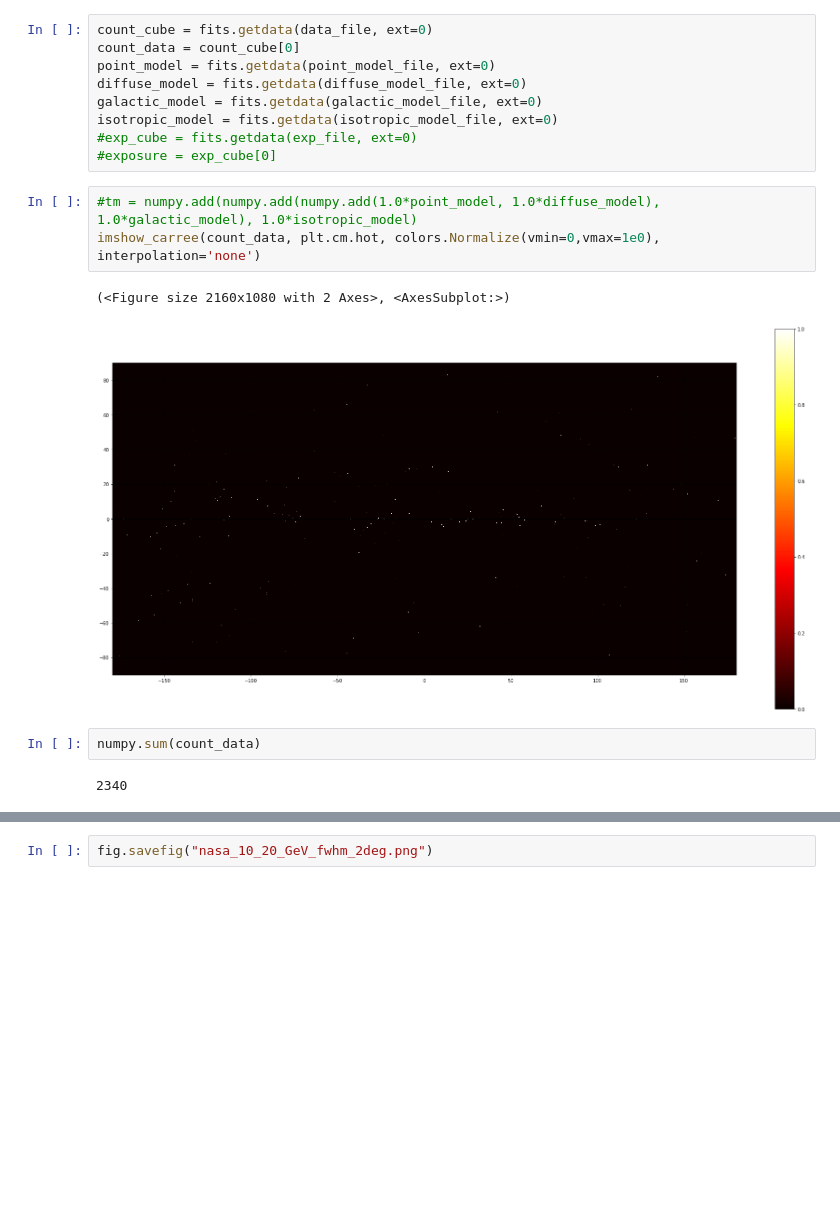
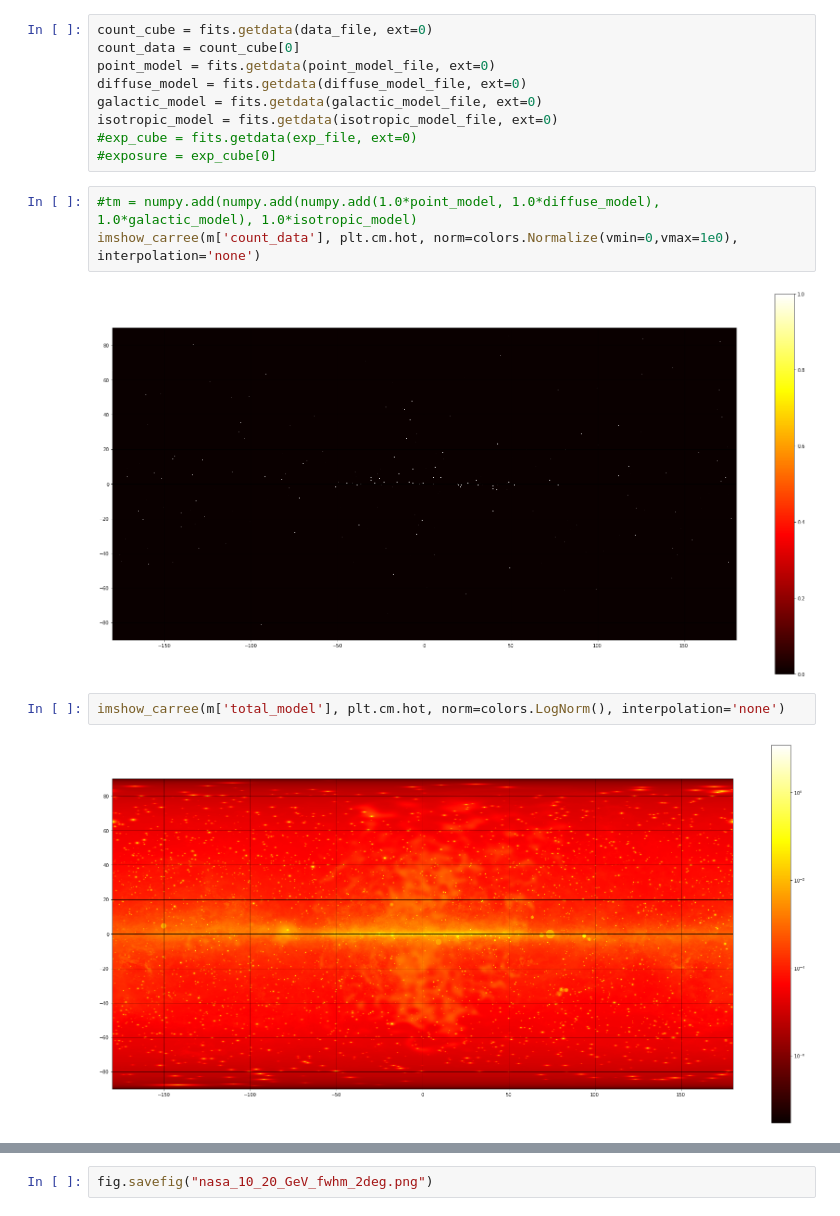
Before and after one commit to sparkofreason/fermi2, a Jupyter notebook: fermi.ipynb, the cells around one changed output, grey strips where cells are left out. Cells and saved outputs as stored; diff of their text form; blank space fills up the shorter version.

```diff
--- a/fermi.ipynb
+++ b/fermi.ipynb
@@ -45,11 +49,10 @@ isotropic_model = fits.getdata(isotropic_model_file, ext=0)
 #exposure = exp_cube[0]
 # %%
 #tm = numpy.add(numpy.add(numpy.add(1.0*point_model, 1.0*diffuse_model), 1.0*galactic_model), 1.0*isotropic_model)
-imshow_carree(count_data, plt.cm.hot, colors.Normalize(vmin=0,vmax=1e0), interpolation='none')
+imshow_carree(m['count_data'], plt.cm.hot, norm=colors.Normalize(vmin=0,vmax=1e0), interpolation='none')
 # %% [output]
-(<Figure size 2160x1080 with 2 Axes>, <AxesSubplot:>)
 [figure]
-# %%
-numpy.sum(count_data)
-# %% [output]
-2340
+# %%
+imshow_carree(m['total_model'], plt.cm.hot, norm=colors.LogNorm(), interpolation='none')
+# %% [output]
+[figure, added]
```
Also changed, not shown: parts of 14 cells of this notebook, 2 other files.
